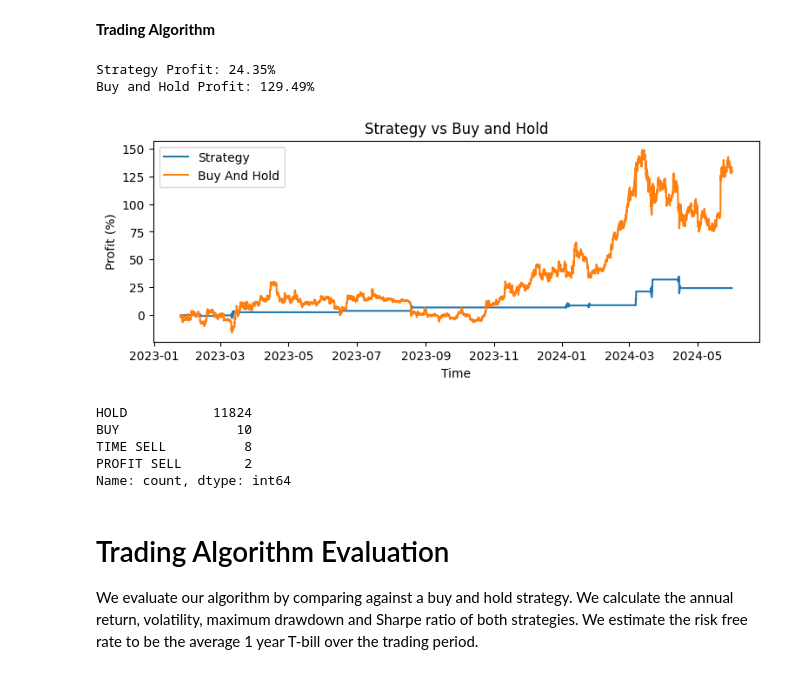
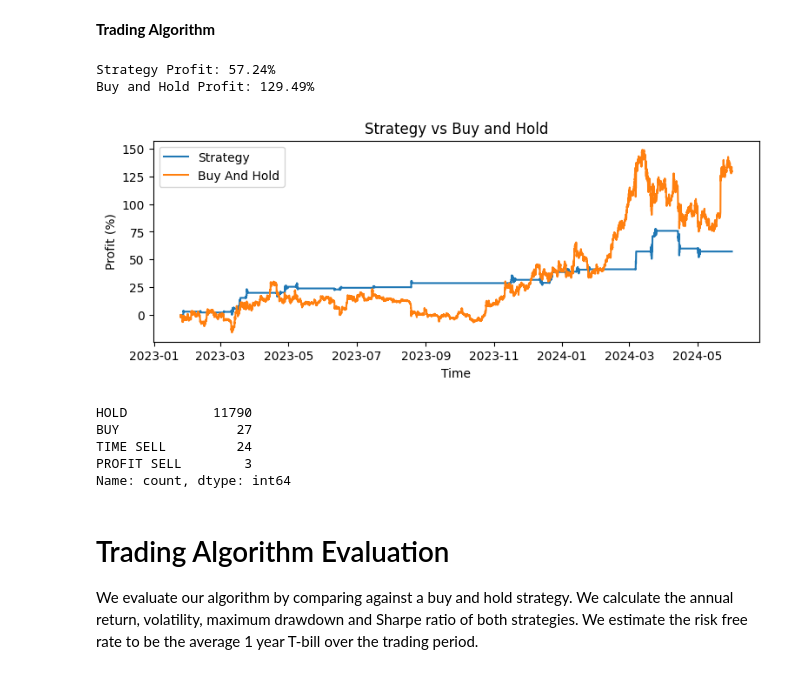
Before and after one commit to farhanbham/ETH-USD-Intraday-trader, a Jupyter notebook: intraday-eth-trading-simulation 2.ipynb, the cells around one changed output. Drawn from its saved outputs; the diff is of its cells as text; code cells hidden in the pictures.

```diff
--- a/intraday-eth-trading-simulation 2.ipynb
+++ b/intraday-eth-trading-simulation 2.ipynb
@@ -309,7 +309,7 @@ actions = []
 position_size = 1
 take_profit = 1.09
 max_hold_time = 72
-signal_strength = 1.06
+signal_strength = 1.04
 
 for i in range(len(prices)):
 
@@ -345,39 +345,39 @@ for i in range(len(prices)):
             action = "TIME SELL"
 
 
     actions.append(action)
     portfolio_value.append(balance + (holdings * current_price))
 
 portfolio_value = np.array(portfolio_value)
 portfolio = (portfolio_value * 100 / portfolio_value[0]) - 100
 strategy_profit = ((portfolio_value[-1] / initial_balance) * 100) - 100
 
 buy_and_hold = (prices * (100 - slippage) / prices[0]) - 100
 buy_and_hold_profit = ((prices[-1] / prices[0]) * 100-slippage) - 100
 
 
 print(f"Strategy Profit: {strategy_profit:.2f}%")
 print(f"Buy and Hold Profit: {buy_and_hold_profit:.2f}%")
 
 index = test.index[predict_value+10:]
 plt.figure(figsize=(9, 3))
 plt.plot(index, portfolio, label="Strategy")
 plt.plot(index, buy_and_hold, label="Buy And Hold")
 plt.xlabel('Time')
 plt.ylabel('Profit (%)')
 plt.title('Strategy vs Buy and Hold')
 plt.legend()
 plt.show()
 
 print(pd.Series(actions).value_counts())
 # %% [output]
-Strategy Profit: 24.35%
+Strategy Profit: 57.24%
 Buy and Hold Profit: 129.49%
-[figure, old version]
+[figure, new version]
-HOLD           11824
-BUY               10
-TIME SELL          8
-PROFIT SELL        2
+HOLD           11790
+BUY               27
+TIME SELL         24
+PROFIT SELL        3
 Name: count, dtype: int64
 # %% [markdown]
 # Trading Algorithm Evaluation
```
Also changed, not shown: parts of 7 cells of this notebook.
